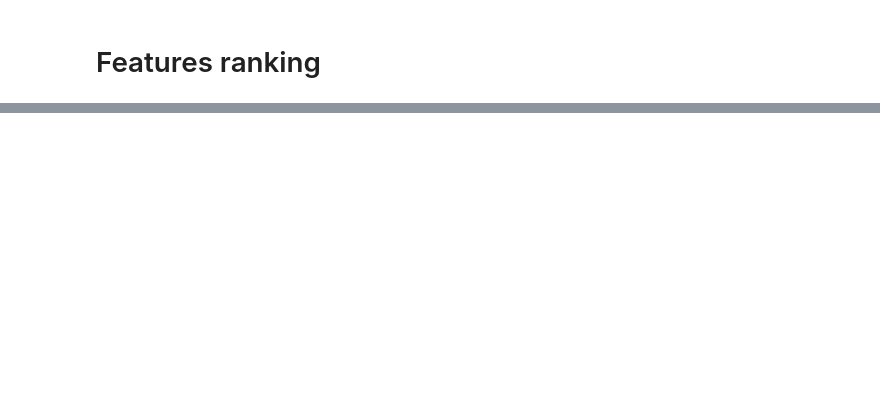
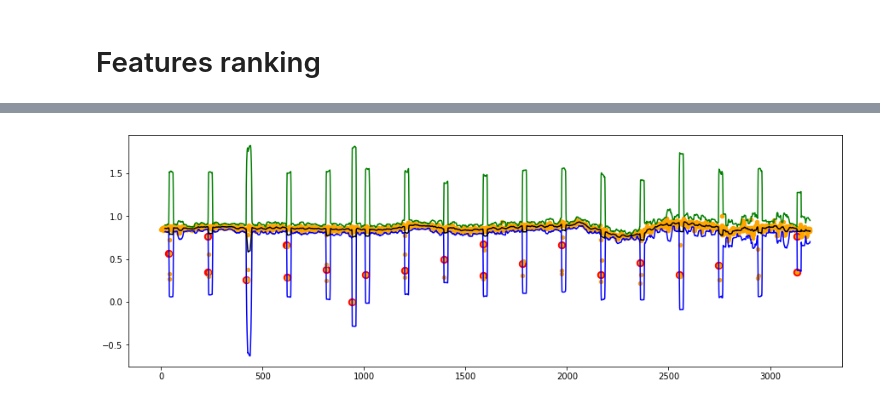
Before and after one commit to DZAlpha/ExoplanetHunting, a Jupyter notebook: exoplanets_hunting.ipynb, the cells around one changed output, grey strips where cells are left out. Saved outputs shown, nothing was run; the diff lists cells and outputs as text; code cells hidden in the pictures; blank space fills up the shorter version.

```diff
--- a/exoplanets_hunting.ipynb
+++ b/exoplanets_hunting.ipynb
@@ -190,0 +213,4 @@ Flux mean
+# %%
+plot_band(test_df.iloc[4], span=20, k=4)
+# %% [output]
+[figure, added]
```
Also changed, not shown: parts of 16 cells of this notebook, 1 other file.
